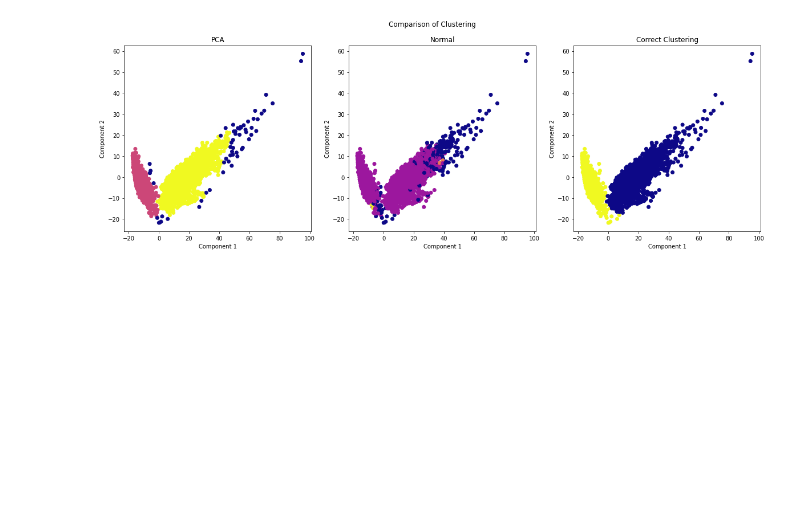
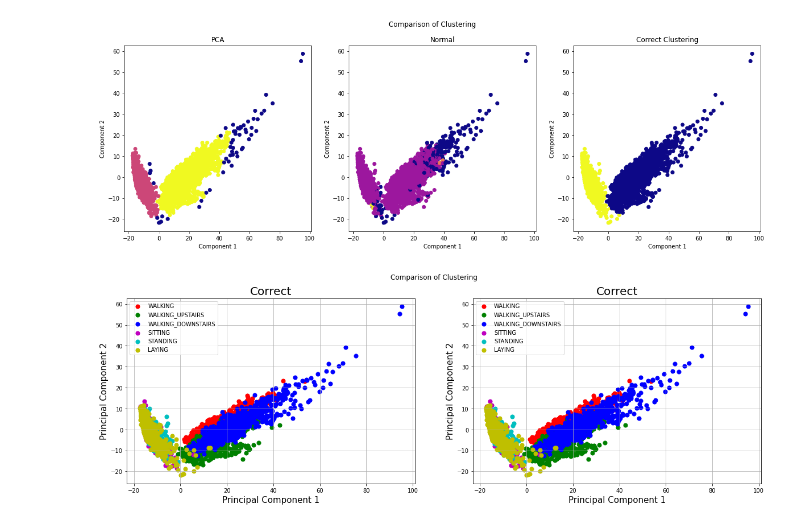
Before and after one commit to claredavies/MachineLearningCoursework, a Jupyter notebook: Assignment3/Assignment3HumanActivityRecognition.ipynb, the cells around one changed output. Saved outputs shown, nothing was run; the diff lists cells and outputs as text; code cells hidden in the pictures; blank space fills up the shorter version.

Commit message:
Able to visualise cluster with labels

```diff
--- a/Assignment3/Assignment3HumanActivityRecognition.ipynb
+++ b/Assignment3/Assignment3HumanActivityRecognition.ipynb
@@ -390,3 +408,32 @@ plot_dbscan_cluster(ax2,"Normal", X_train_pca, cluster_labels_normal)
 plot_dbscan_cluster(ax3,"Correct Clustering", X_train_pca, y_train_binary)
 # %% [output]
 [figure]
+# %%
+def plot_cluster(ax,graph_title,dataframe,target_names,colors):
+  ax.set_xlabel('Principal Component 1', fontsize = 15)
+  ax.set_ylabel('Principal Component 2', fontsize = 15)
+  ax.set_title(graph_title, fontsize = 20)
+
+  for target, color in zip(target_names,colors):
+      indicesToKeep = dataframe['ActivityName'] == target
+      ax.scatter(dataframe.loc[indicesToKeep, 'principal component 1']
+                , dataframe.loc[indicesToKeep, 'principal component 2']
+                , c = color
+                , s = 50)
+  ax.legend(target_names)
+  ax.grid()
+# %%
+principalDf = pd.DataFrame(data = X_train_pca
+             , columns = ['principal component 1', 'principal component 2'])
+finalDfcorrect = pd.concat([principalDf, y_train], axis = 1)
+targets_names = ['WALKING', 'WALKING_UPSTAIRS', 'WALKING_DOWNSTAIRS',
+           'SITTING','STANDING','LAYING']
+colors = ['r', 'g', 'b','m','c','y']
+
+# both use pca for visual comparison
+fig, (ax1, ax2) = plt.subplots(1, 2,figsize=(20,6))
+fig.suptitle('Comparison of Clustering')
+plot_cluster(ax1,"Correct", finalDfcorrect,targets_names, colors )
+plot_cluster(ax2,"Correct", finalDfcorrect,targets_names,colors )
+# %% [output]
+[figure, added]
```
Also changed, not shown: parts of 6 cells of this notebook.
